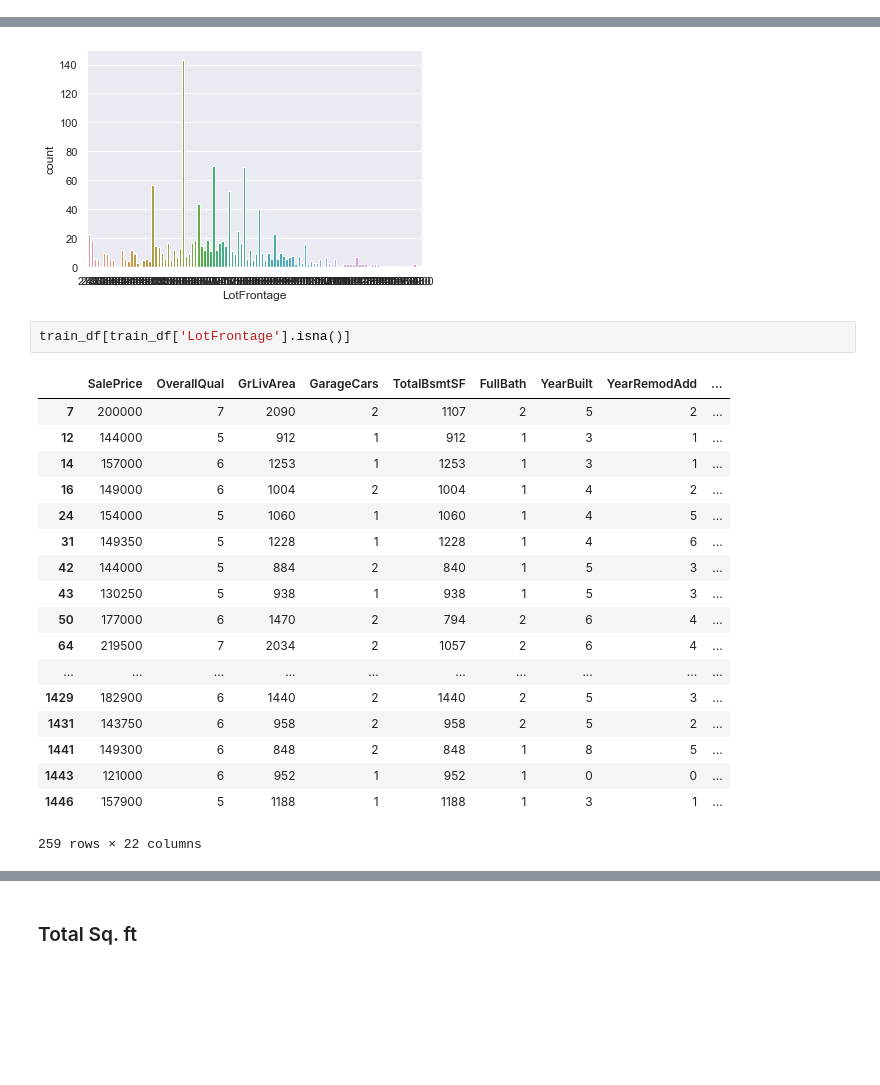
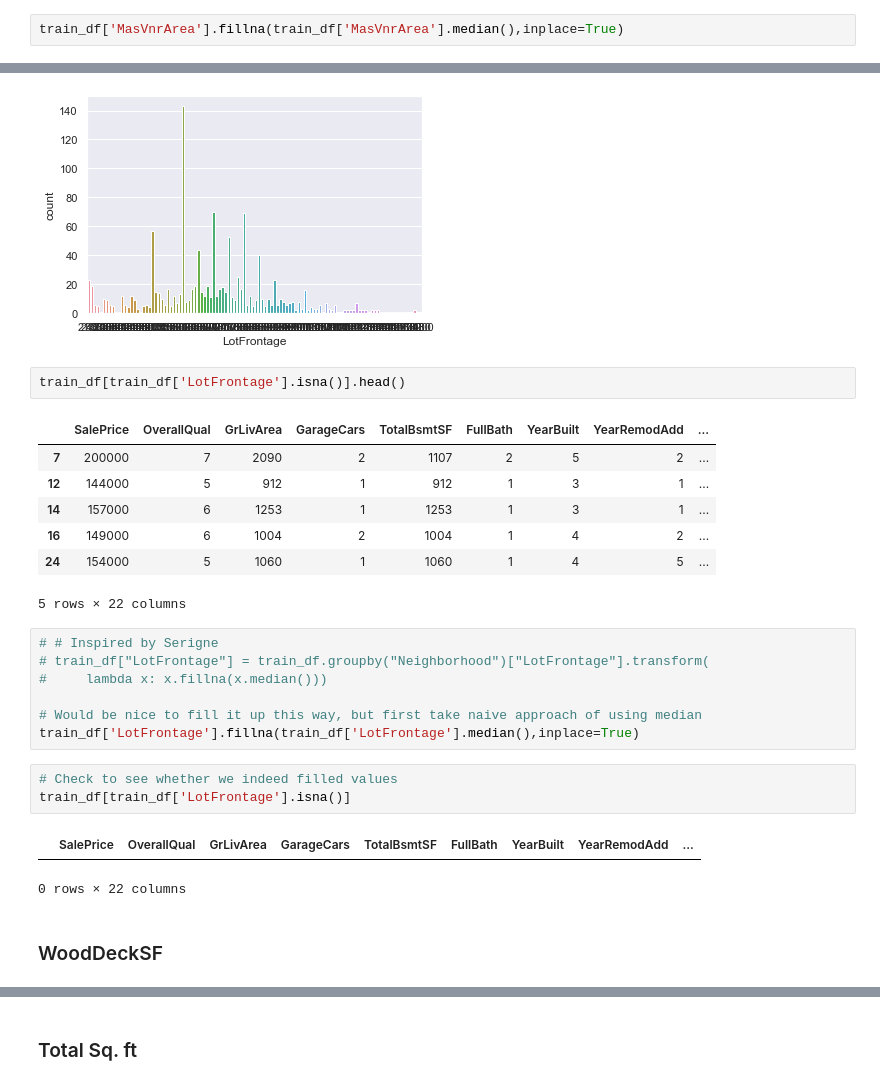
Before and after one commit to Sasafrass/kaggle, a Jupyter notebook: house_prices/house_prices.ipynb, the cells around one changed output, grey strips where cells are left out. Saved outputs shown, nothing was run; the diff lists cells and outputs as text; blank space fills up the shorter version.

```diff
--- a/house_prices/house_prices.ipynb
+++ b/house_prices/house_prices.ipynb
@@ -501,3 +507,5 @@ res = scipy.stats.probplot(train_df[train_df['MasVnrArea']>0]['MasVnrArea'], plo
+# %%
+train_df['MasVnrArea'].fillna(train_df['MasVnrArea'].median(),inplace=True)
 # %% [markdown]
 ### FirePlaces
 # %%
@@ -532,23 +536,27 @@ sns.countplot(train_df['LotFrontage'])
 <matplotlib.axes._subplots.AxesSubplot at 0x...>
 [figure]
 # %%
-train_df[train_df['LotFrontage'].isna()]
+train_df[train_df['LotFrontage'].isna()].head()
 # %% [output]
 |  | SalePrice | OverallQual | GrLivArea | GarageCars | TotalBsmtSF | FullBath | YearBuilt | YearRemodAdd | ... |
 | 7 | 200000 | 7 | 2090 | 2 | 1107 | 2 | 5 | 2 | ... |
 | 12 | 144000 | 5 | 912 | 1 | 912 | 1 | 3 | 1 | ... |
 | 14 | 157000 | 6 | 1253 | 1 | 1253 | 1 | 3 | 1 | ... |
 | 16 | 149000 | 6 | 1004 | 2 | 1004 | 1 | 4 | 2 | ... |
 | 24 | 154000 | 5 | 1060 | 1 | 1060 | 1 | 4 | 5 | ... |
-| 31 | 149350 | 5 | 1228 | 1 | 1228 | 1 | 4 | 6 | ... |
-| 42 | 144000 | 5 | 884 | 2 | 840 | 1 | 5 | 3 | ... |
-| 43 | 130250 | 5 | 938 | 1 | 938 | 1 | 5 | 3 | ... |
-| 50 | 177000 | 6 | 1470 | 2 | 794 | 2 | 6 | 4 | ... |
-| 64 | 219500 | 7 | 2034 | 2 | 1057 | 2 | 6 | 4 | ... |
-| ... | ... | ... | ... | ... | ... | ... | ... | ... | ... |
-| 1429 | 182900 | 6 | 1440 | 2 | 1440 | 2 | 5 | 3 | ... |
-| 1431 | 143750 | 6 | 958 | 2 | 958 | 2 | 5 | 2 | ... |
-| 1441 | 149300 | 6 | 848 | 2 | 848 | 1 | 8 | 5 | ... |
-| 1443 | 121000 | 6 | 952 | 1 | 952 | 1 | 0 | 0 | ... |
-| 1446 | 157900 | 5 | 1188 | 1 | 1188 | 1 | 3 | 1 | ... |
-259 rows × 22 columns
+5 rows × 22 columns
+# %%
+# # Inspired by Serigne
+# train_df["LotFrontage"] = train_df.groupby("Neighborhood")["LotFrontage"].transform(
+#     lambda x: x.fillna(x.median()))
+
+# Would be nice to fill it up this way, but first take naive approach of using median
+train_df['LotFrontage'].fillna(train_df['LotFrontage'].median(),inplace=True)
+# %%
+# Check to see whether we indeed filled values
+train_df[train_df['LotFrontage'].isna()]
+# %% [output]
+|  | SalePrice | OverallQual | GrLivArea | GarageCars | TotalBsmtSF | FullBath | YearBuilt | YearRemodAdd | ... |
+0 rows × 22 columns
+# %% [markdown]
+### WoodDeckSF
```
Also changed, not shown: parts of 33 cells of this notebook, 1 other file.
